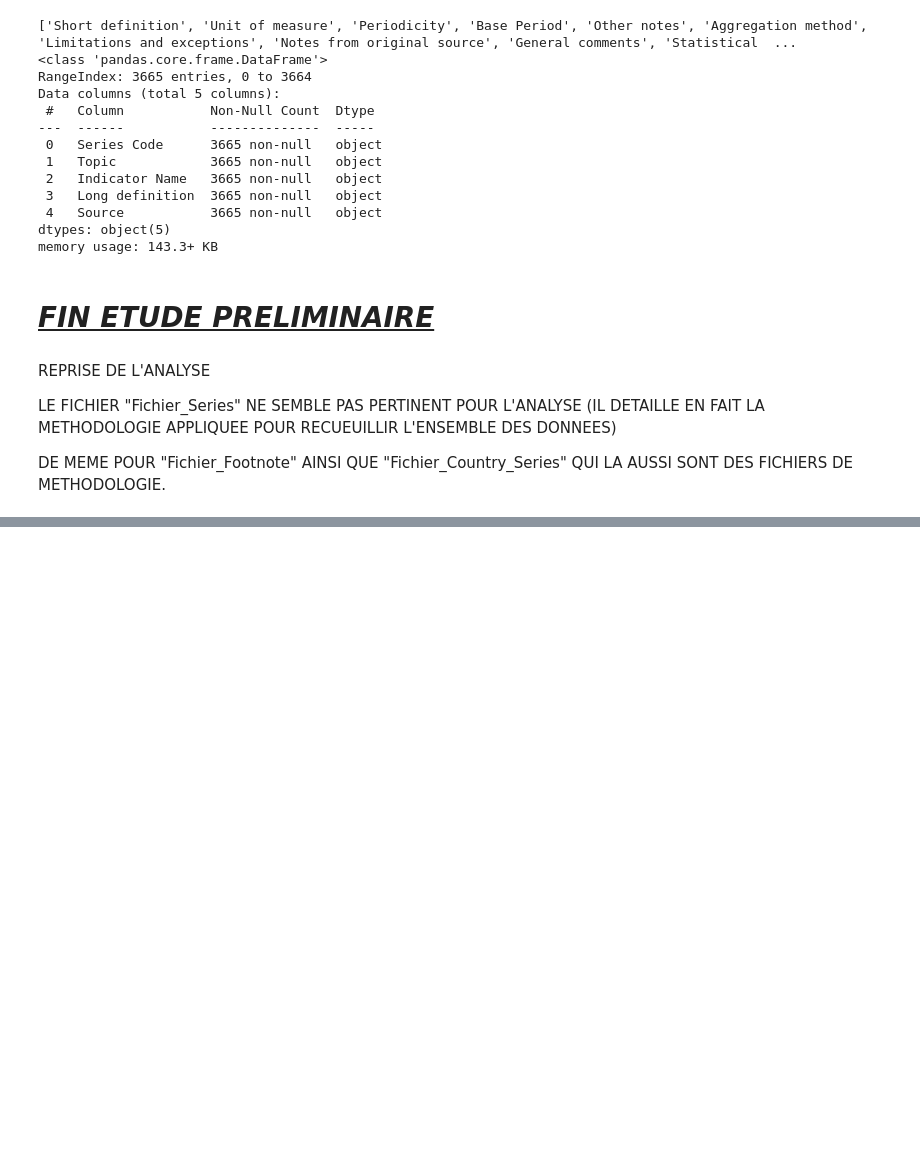
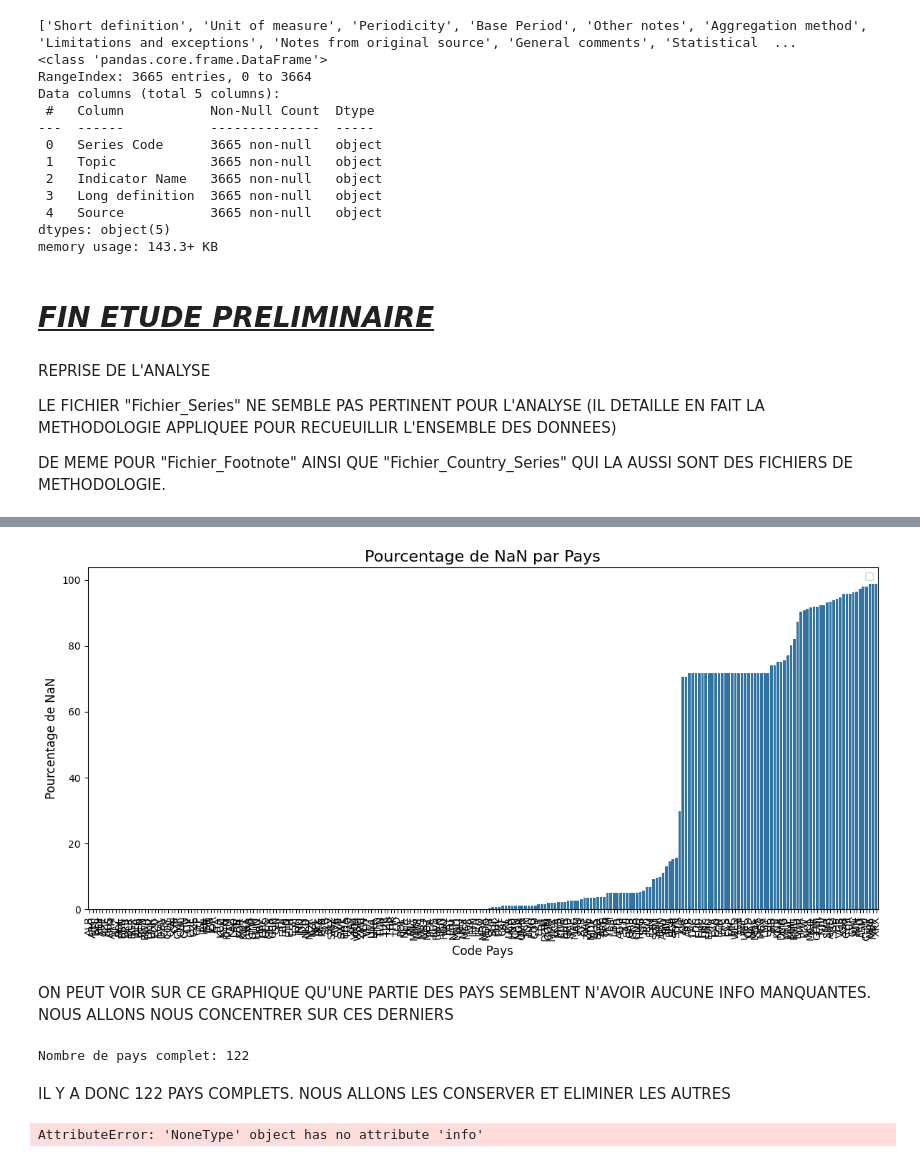
Before and after one commit to EP-portfolio/PROJET_2, a Jupyter notebook: JUPYTER.ipynb, the cells around one changed output, grey strips where cells are left out. Saved outputs shown, nothing was run; the diff lists cells and outputs as text; code cells hidden in the pictures; blank space fills up the shorter version.

```diff
--- a/JUPYTER.ipynb
+++ b/JUPYTER.ipynb
@@ -539,0 +649,49 @@ DE MEME POUR "Fichier_Footnote" AINSI QUE "Fichier_Country_Series" QUI LA AUSSI
+# %%
+POURCENTAGE_NAN_LIGNE = DF_pivot.groupby('Country Code').apply(lambda x: x.isna().mean() * 100).mean(axis=1).sort_values()
+# Créer la figure et les axes
+fig, ax = plt.subplots(figsize=(12, 6))
+
+# Créer le diagramme en barres
+sns.barplot(x=POURCENTAGE_NAN_LIGNE.index, y=POURCENTAGE_NAN_LIGNE.values, ax=ax)
+
+
+
+# Personnaliser le graphique
+ax.set_title('Pourcentage de NaN par Pays', fontsize=16)
+ax.set_xlabel('Code Pays', fontsize=12)
+ax.set_ylabel('Pourcentage de NaN', fontsize=12)
+ax.tick_params(axis='x', rotation=90)  # Rotation des étiquettes de l'axe x
+
+# Ajouter une légende
+ax.legend()
+
+# Ajuster la mise en page
+plt.tight_layout()
+
+# Afficher le graphique
+plt.show()
+# %% [output]
+[figure, added]
+# %% [markdown]
+ON PEUT VOIR SUR CE GRAPHIQUE QU'UNE PARTIE DES PAYS SEMBLENT N'AVOIR AUCUNE INFO MANQUANTES. NOUS ALLONS NOUS CONCENTRER SUR CES DERNIERS
+# %%
+# Calculer le pourcentage de NaN pour chaque pays
+POURCENTAGE_NAN_LIGNEs = DF_pivot.groupby('Country Code').apply(lambda x: x.isna().mean() * 100).mean(axis=1)
+
+
+# Compter le nombre de pays complets
+pays_complet = np.sum(POURCENTAGE_NAN_LIGNE == 0)
+
+
+print(f"Nombre de pays complet: {pays_complet}")
+# %% [output]
+Nombre de pays complet: 122
+# %% [markdown]
+IL Y A DONC 122 PAYS COMPLETS. NOUS ALLONS LES CONSERVER ET ELIMINER LES AUTRES
+# %%
+# DROP DES LIGNES AVEC AU MOINS UN NAN
+DF_pivot=DF_pivot.dropna(axis=0,how='any')
+DF_pivot=DF_pivot.reset_index(inplace=True)
+DF_pivot.info()
+# %% [output]
+AttributeError: 'NoneType' object has no attribute 'info'
```
Also changed, not shown: parts of 31 cells of this notebook.
